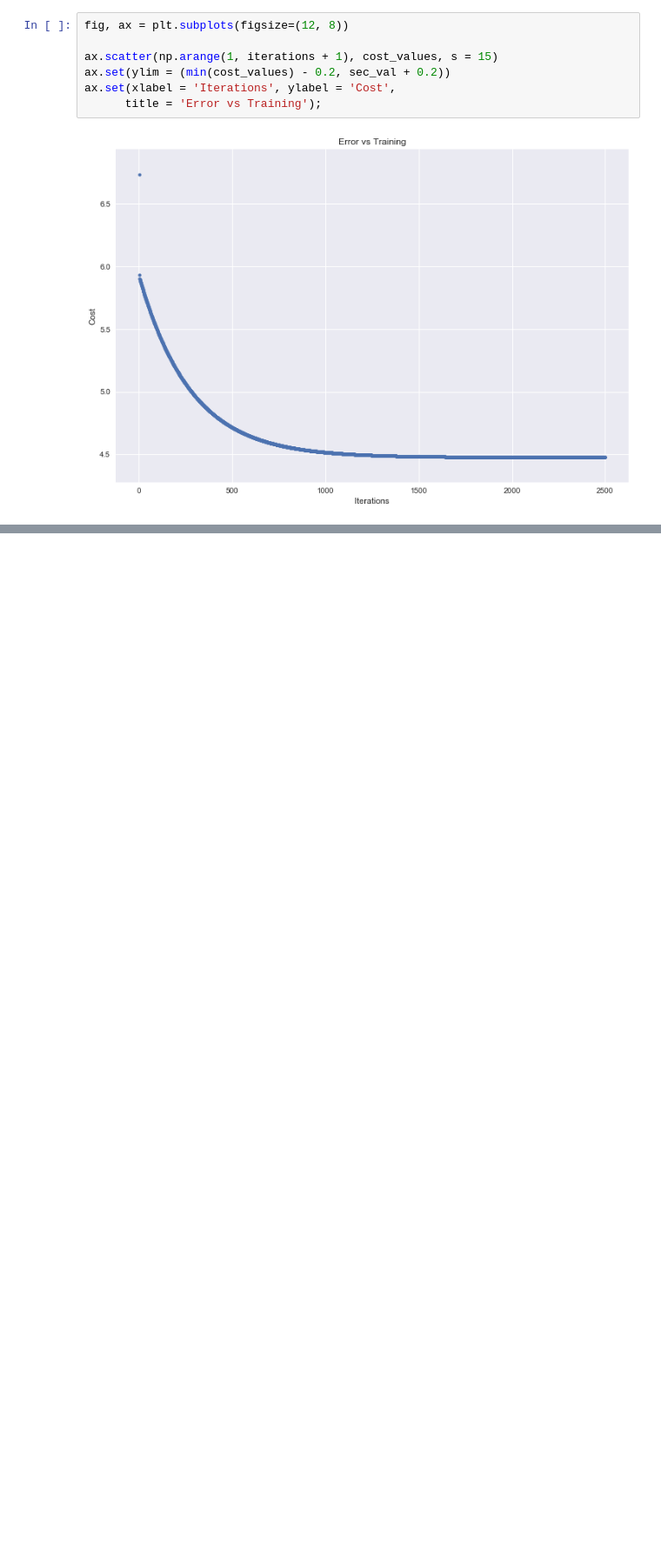
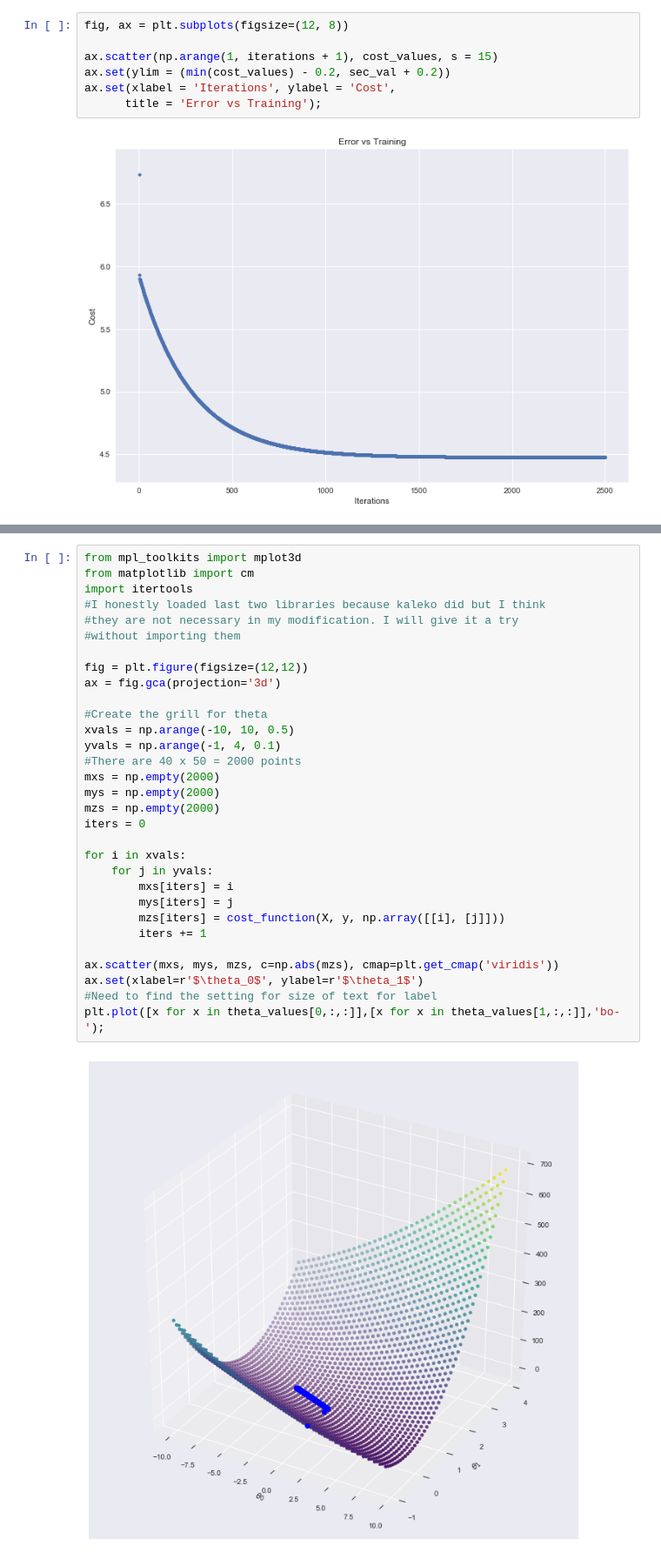
Before and after one commit to alperenevrin/MachineLearniNg, a Jupyter notebook: Ex 1/Linear Regression with One Variable.ipynb, the cells around one changed output, grey strips where cells are left out. Shown: that part at 87% size. Drawn from its saved outputs; the diff is of its cells as text; blank space fills up the shorter version.

Commit message:
Add the 3D graph that shows the map of iteration

```diff
--- a/Ex 1/Linear Regression with One Variable.ipynb
+++ b/Ex 1/Linear Regression with One Variable.ipynb
@@ -220,0 +223,33 @@ ax.set(xlabel = 'Iterations', ylabel = 'Cost',
+# %%
+from mpl_toolkits import mplot3d
+from matplotlib import cm
+import itertools
+#I honestly loaded last two libraries because kaleko did but I think
+#they are not necessary in my modification. I will give it a try
+#without importing them
+
+fig = plt.figure(figsize=(12,12))
+ax = fig.gca(projection='3d')
+
+#Create the grill for theta
+xvals = np.arange(-10, 10, 0.5)
+yvals = np.arange(-1, 4, 0.1)
+#There are 40 x 50 = 2000 points
+mxs = np.empty(2000)
+mys = np.empty(2000)
+mzs = np.empty(2000)
+iters = 0
+
+for i in xvals:
+    for j in yvals:
+        mxs[iters] = i
+        mys[iters] = j
+        mzs[iters] = cost_function(X, y, np.array([[i], [j]]))
+        iters += 1
+
+ax.scatter(mxs, mys, mzs, c=np.abs(mzs), cmap=plt.get_cmap('viridis'))
+ax.set(xlabel=r'$\theta_0$', ylabel=r'$\theta_1$')
+#Need to find the setting for size of text for label
+plt.plot([x for x in theta_values[0,:,:]],[x for x in theta_values[1,:,:]],'bo-');
+# %% [output]
+[figure, added]
```
Also changed, not shown: parts of 2 cells of this notebook.
